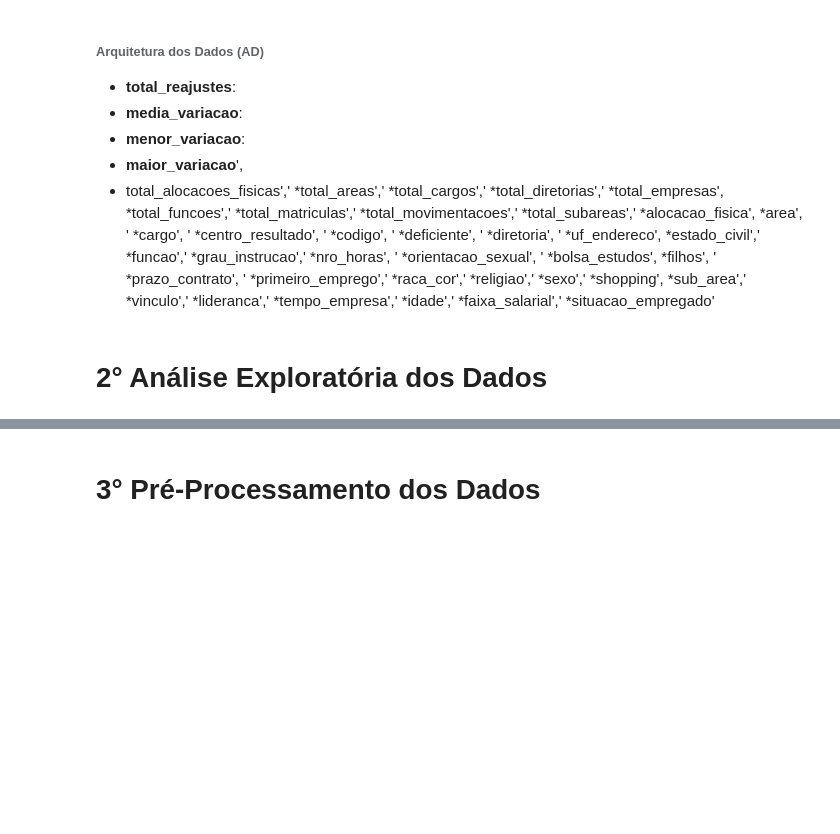
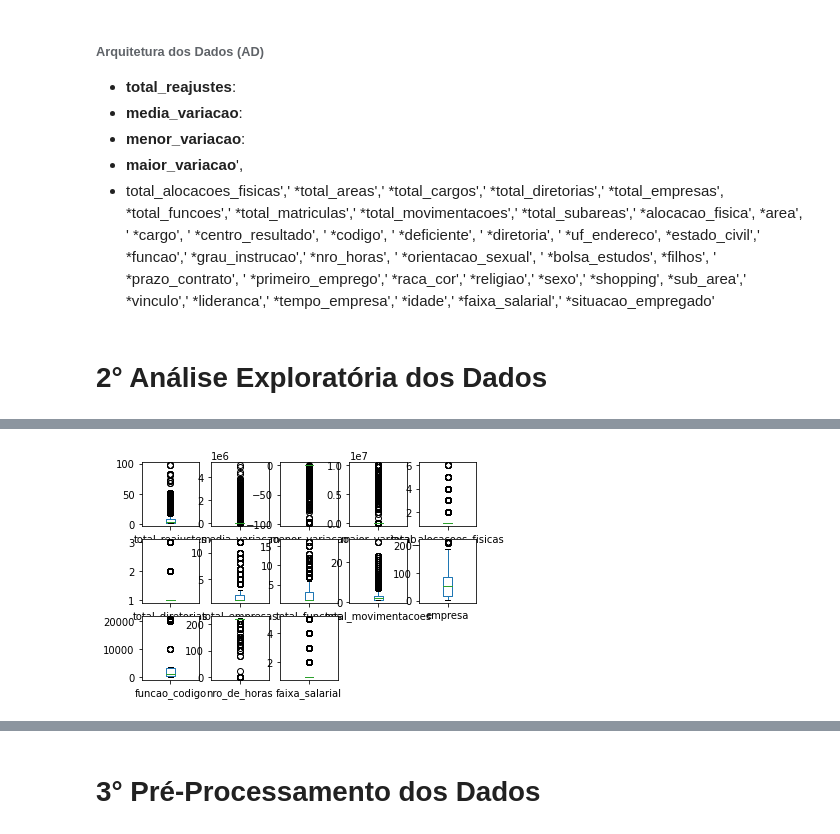
Before and after one commit to evandrocg/CDM, a Jupyter notebook: brmalls_turnover.ipynb, the cells around one changed output, grey strips where cells are left out. Saved outputs shown, nothing was run; the diff lists cells and outputs as text; code cells hidden in the pictures; blank space fills up the shorter version.

```diff
--- a/brmalls_turnover.ipynb
+++ b/brmalls_turnover.ipynb
@@ -79,11 +78,0 @@ dataset = pd.read_csv('/content/colaborador_ml_brmalls.csv', low_memory=False)
-# %%
-# Renomeando o nome das colunas
-dataset.columns = [
-
-'TotalReajustes','MediaVariacao','MenorVariacao','MaiorVariacao','TotalAlocacoesFisicas',
-'TotalDiretorias','TotalEmpresas','TotalFuncoes','TotalMovimentacoes','AlocacaoFisica',
-'Empresa','Diretoria','EnderecoUF','EstadoCivil','FuncaoCodigo','GraudeInstrucao',
-'NrodeHoras','PossuiFilho','PrazodeContrato','PrimeiroEmprego','Sexo','Shopping',
-'VinculoEmpregaticio','Lideranca','TempodeEmpresa','FaixaEtaria','FaixaSalarial',
-'Status'
-]
@@ -117,6 +192,6 @@ dataset.isna().sum()
 # %%
 #Eliminar a coluna de identificação, pois ela não é variável explicativa, é somente a identificação do cliente7
-dataset = dataset.drop(columns='id_cliente')
+df = df.drop(columns=['diretoria', 'alocacao_fisica'])
 # %%
 #Printa o dataset na tela
 dataset
@@ -123,8 +212,10 @@ dataset
 # %%
 # Cria um gráfico tipo box and whisker plots (o famoso boxplot)
 from matplotlib import pyplot
-dataset.plot(kind='box', subplots=True, layout=(2,2), sharex=False, sharey=False)
+dataset.plot(kind='box', subplots=True, layout=(3,5), sharex=False, sharey=False)
 pyplot.show()
+# %% [output]
+[figure, added]
 # %%
 #cria um gráfico conhecido como histohrama
 dataset.hist()
```
Also changed, not shown: parts of 27 cells of this notebook.
